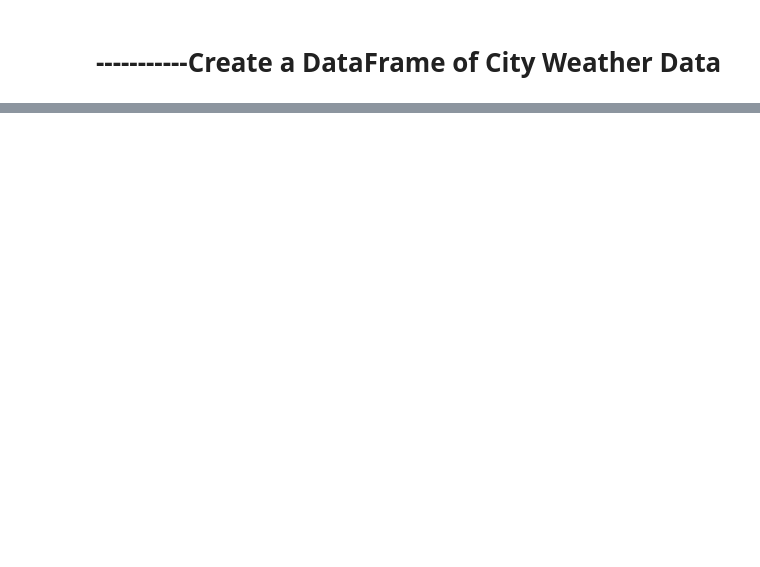
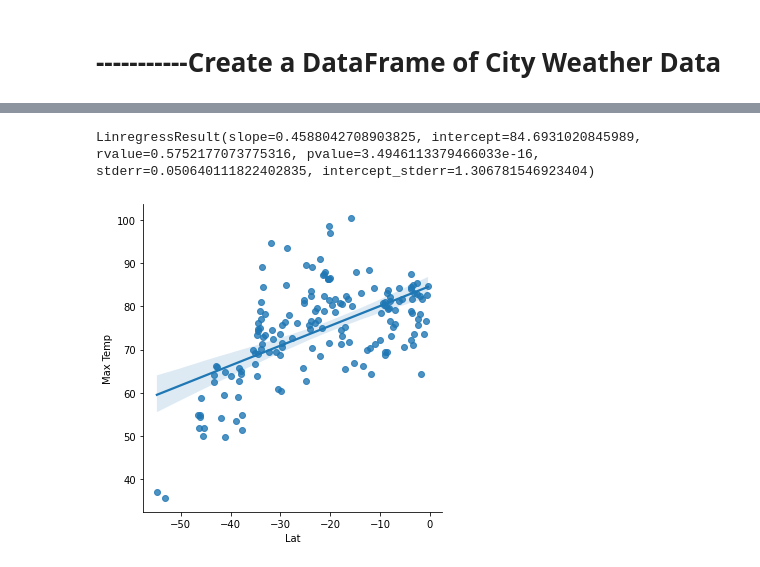
Before and after one commit to yycheung/World_Weather_Analysis, a Jupyter notebook: WeatherPy.ipynb, the cells around one changed output, grey strips where cells are left out. Cells and saved outputs as stored; diff of their text form; code cells hidden in the pictures; blank space fills up the shorter version.

```diff
--- a/WeatherPy.ipynb
+++ b/WeatherPy.ipynb
@@ -339,0 +421,6 @@ plt.show()
+# %%
+sns.lmplot(x="Lat",y="Max Temp", data=southern_hemi_df, fit_reg=True)
+linregress(southern_hemi_df['Lat'], southern_hemi_df['Max Temp'])
+# %% [output]
+LinregressResult(slope=0.4588042708903825, intercept=84.6931020845989, rvalue=0.5752177073775316, pvalue=3.4946113379466033e-16, stderr=0.050640111822402835, intercept_stderr=1.306781546923404)
+[figure, added]
```
Also changed, not shown: parts of 57 cells of this notebook, 6 other files.
